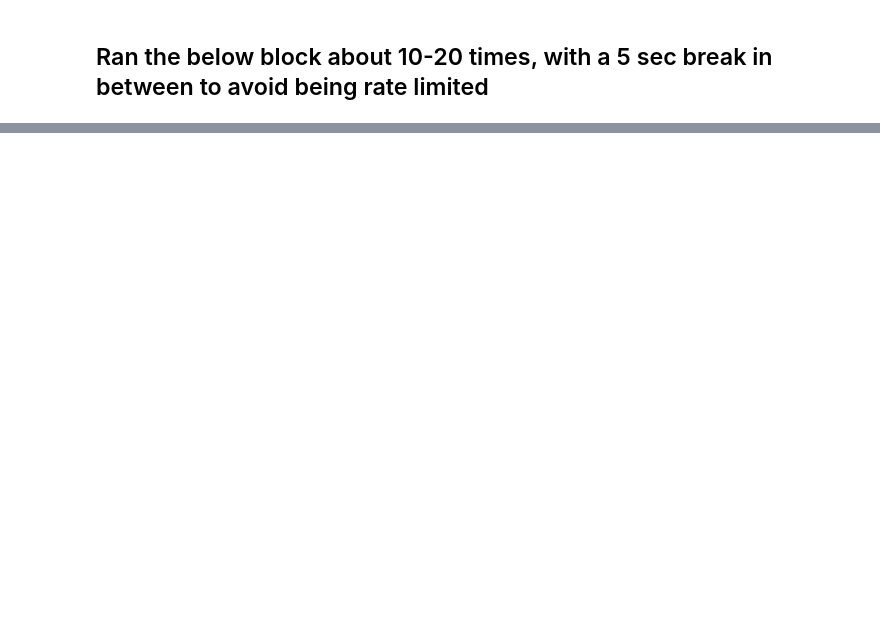
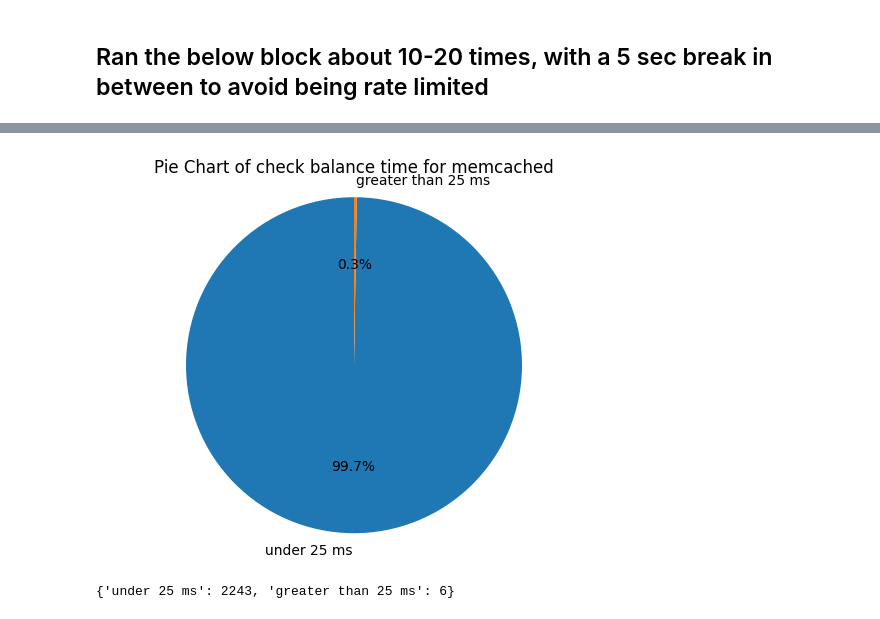
Before and after one commit to JeevansSP/CloudCharging, a Jupyter notebook: API_Testing.ipynb, the cells around one changed output, grey strips where cells are left out. Saved outputs shown, nothing was run; the diff lists cells and outputs as text; code cells hidden in the pictures; blank space fills up the shorter version.

```diff
--- a/API_Testing.ipynb
+++ b/API_Testing.ipynb
@@ -98,0 +89,9 @@ plot_distribution(finalResultsMemcached, 'Memcached')
+# %%
+finalResultsMemcached = [res for res in finalResultsMemcached if res is not None]
+memcachedCountDict = {'under 25 ms':0, 'greater than 25 ms': 0}
+
+for res in finalResultsMemcached:
+    if res<=25:
+        memcachedCountDict['under 25 ms']+=1
+    else:
+        memcachedCountDict['greater than 25 ms']+=1
@@ -98,0 +102,6 @@ plot_distribution(finalResultsMemcached, 'Memcached')
+# %%
+create_pie_chart(memcachedCountDict,'memcached')
+print(memcachedCountDict)
+# %% [output]
+[figure, added]
+{'under 25 ms': 2243, 'greater than 25 ms': 6}
```
Also changed, not shown: parts of 5 cells of this notebook.
